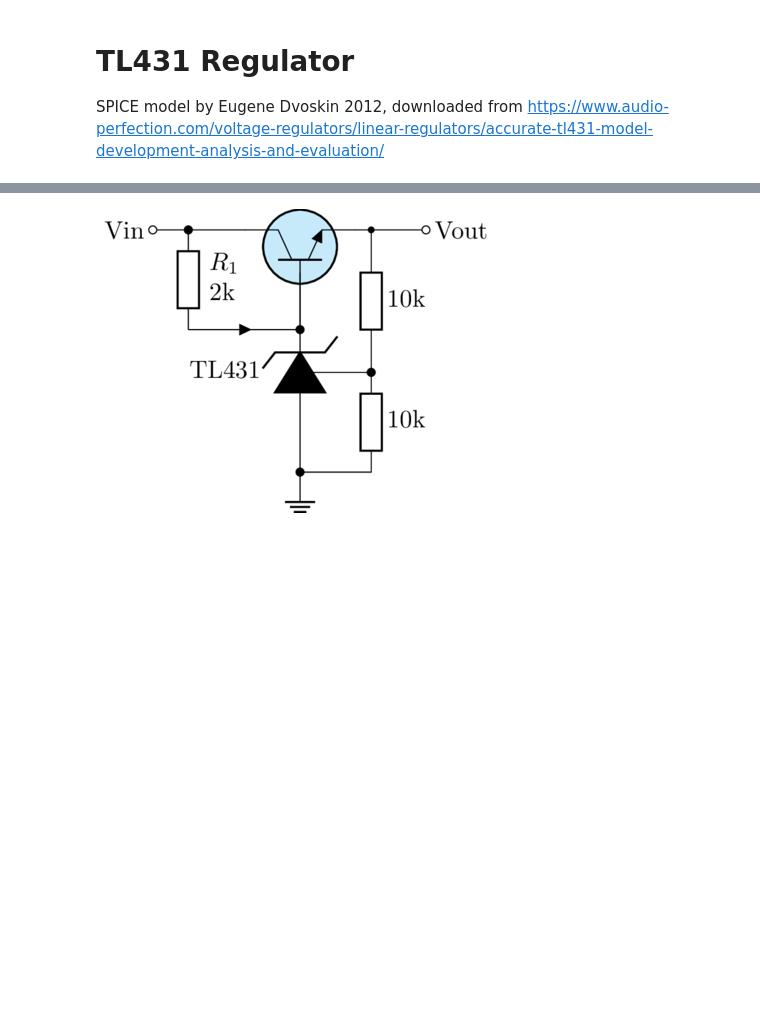
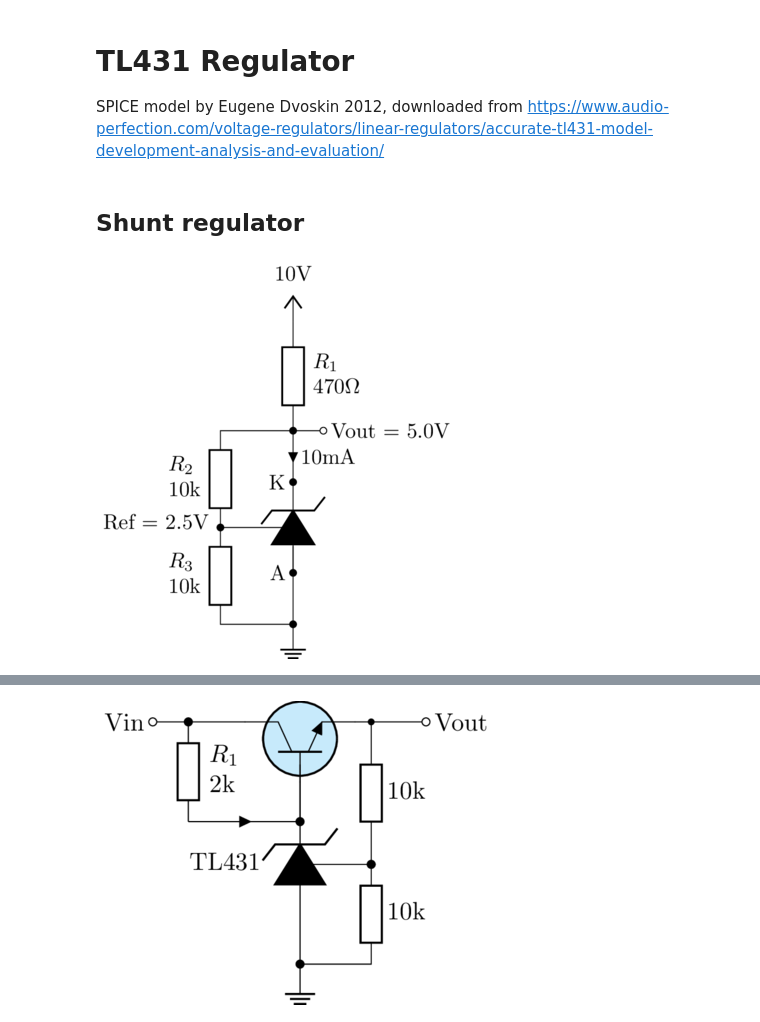
Before and after one commit to chenshuo/notes, a Jupyter notebook: notebooks/AnalogCircuits.ipynb, the cells around one changed output, grey strips where cells are left out. Cells and saved outputs as stored; diff of their text form; code cells hidden in the pictures; blank space fills up the shorter version.

```diff
--- a/notebooks/AnalogCircuits.ipynb
+++ b/notebooks/AnalogCircuits.ipynb
@@ -260,3 +266,33 @@ print(m*t + b)
 
 SPICE model by Eugene Dvoskin 2012, downloaded from
 https://www.audio-perfection.com/voltage-regulators/linear-regulators/accurate-tl431-model-development-analysis-and-evaluation/
+# %% [markdown]
+## Shunt regulator
+# %%
+%%tikz -p circuitikz -s 400,400
+\ctikzset{european resistors, american currents}
+\draw (0, 0) node[left] {A}
+  to [zzD*, n=D, *-*] ++(0, 1.5) coordinate (K)
+  node [left] {K};
+
+\draw (D.center) to [short] ++(-1.2, 0)
+  coordinate (R)
+  to [R, l2={$R_2$ and 10k}, bipoles/length=1.2cm] ++(0, 1.6)
+  coordinate (R2)
+  to [short, -*] (R2 -|D)
+  to [short, i={10mA}]  (K);
+\draw (R2-|D) to [short, -o] ++(0.5, 0)
+  node [right] {Vout = 5.0V};
+\draw (R) node [circ] {}
+  to [R, l2_={$R_3$ and 10k}, bipoles/length=1.2cm] ++(0, -1.6)
+  coordinate (R3)
+  to [short, -*] (R3 -|D)
+  node [ground] {}
+  to (D);
+
+\draw (R2 -|D) to [R, l2_={$R_1$ and 470$\Omega$}, bipoles/length=1.2cm] ++(0, 1.8)
+  node [vcc] {10V};
+%\draw (R) ++(0.2, 0) node [below] {2.495V};
+\draw (R) ++(0, 0.1) node [left=2pt] {Ref = 2.5V};
+# %% [output]
+[figure, added]
```
Also changed, not shown: parts of 5 cells of this notebook, 1 other file.
